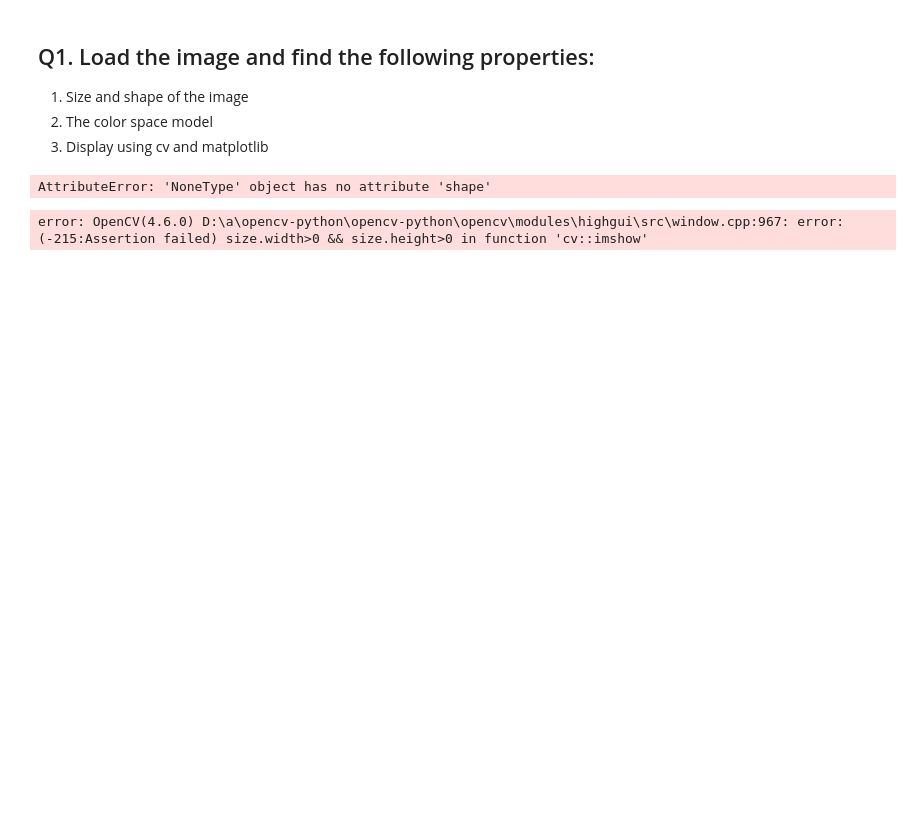
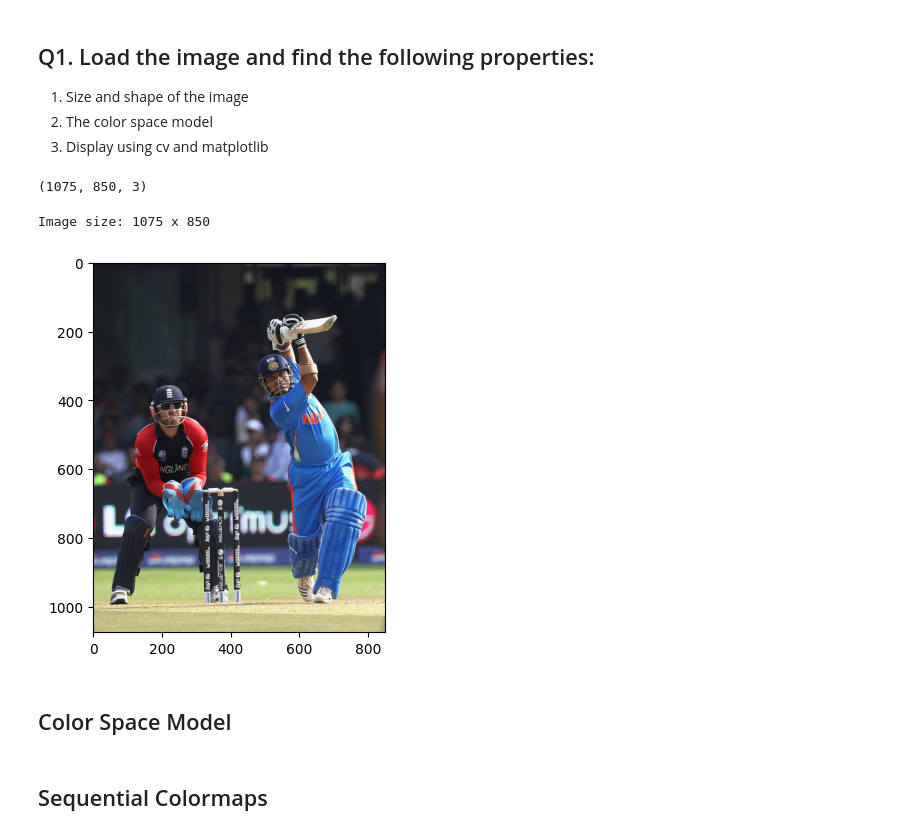
Before and after one commit to Kunal062/OpenCV, a Jupyter notebook: Assignments/Assignment_1.ipynb, the cells around one changed output. Drawn from its saved outputs; the diff is of its cells as text; code cells hidden in the pictures; blank space fills up the shorter version.

```diff
--- a/Assignments/Assignment_1.ipynb
+++ b/Assignments/Assignment_1.ipynb
@@ -50,0 +14,9 @@ import cv2
+# %%
+img_cv.shape
+# %% [output]
+(1075, 850, 3)
+# %%
+height, width, channels = img_cv.shape
+print(f'Image size: {height} x {width}')
+# %% [output]
+Image size: 1075 x 850
@@ -51 +29,11 @@ import cv2
+# %%
+img_plt = plt.imread('..\images\sachin.jpg')
+# %%
+plt.imshow(img_plt);
+# %% [output]
+[figure, added]
+# %% [markdown]
+## Color Space Model
+# %% [markdown]
+## Sequential Colormaps
 # %%
@@ -53,10 +40,0 @@ img = cv2.imread('D:\OpenCV\Day 1\images\sachin.jpg')
-# %%
-img.shape
-# %% [output]
-AttributeError: 'NoneType' object has no attribute 'shape'
-# %%
-cv2.imshow("image", img)
-cv2.waitKey(0)
-cv2.destroyAllWindows()
-# %% [output]
-error: OpenCV(4.6.0) D:\a\opencv-python\opencv-python\opencv\modules\highgui\src\window.cpp:967: error: (-215:Assertion failed) size.width>0 && size.height>0 in function 'cv::imshow'
```
Also changed, not shown: parts of 12 cells of this notebook.
